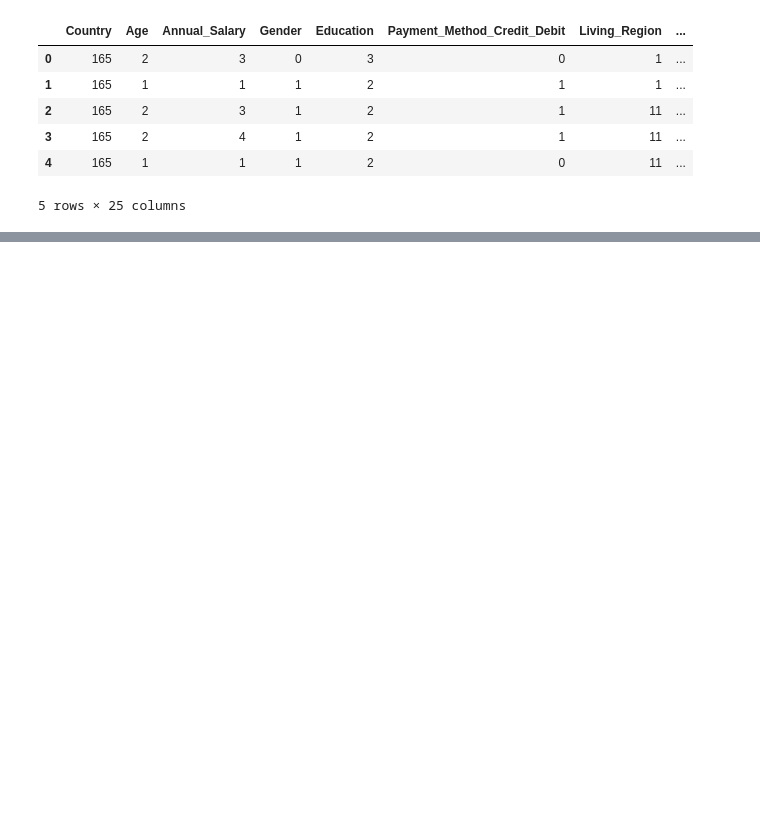
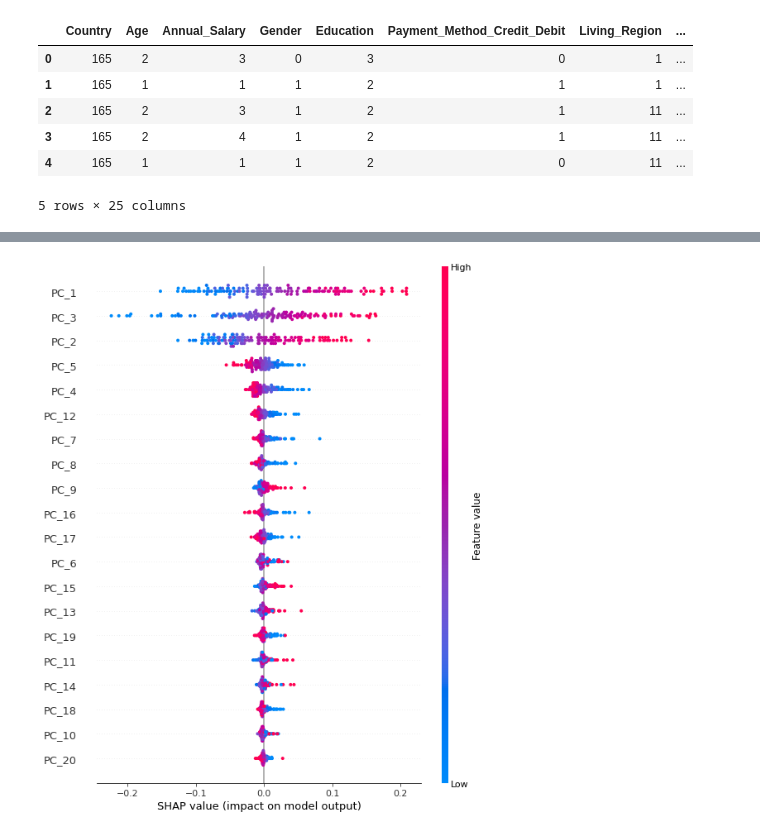
Before and after one commit to Canfieldr/DSE6311-Graduate-DS-Capstone, a Jupyter notebook: Code/Model.ipynb, the cells around one changed output, grey strips where cells are left out. Drawn from its saved outputs; the diff is of its cells as text; code cells hidden in the pictures; blank space fills up the shorter version.

Commit message:
Added the Shap Explainer for the model

```diff
--- a/Code/Model.ipynb
+++ b/Code/Model.ipynb
@@ -213,0 +260,6 @@ plt.show()
+# %%
+# Ensure you use the PCA-reduced features
+explainer = shap.KernelExplainer(model2.predict, X_train_pca)
+
+# Calculate SHAP values
+shap_values = explainer.shap_values(X_test_pca)
@@ -213,0 +286,15 @@ plt.show()
+# %%
+import matplotlib.pyplot as plt
+fig = plt.figure(figsize=(10,10))
+
+X_train_pca_df = pd.DataFrame(X_train_pca)
+X_train_pca_df.columns = [f'PC_{i+1}' for i in range(X_train_pca_df.shape[1])]
+PCA_column_names = X_train_pca_df.columns.tolist()
+
+X_test_pca_df = pd.DataFrame(X_test_pca, columns = PCA_column_names)
+
+shap_values_flat = shap_values.reshape(140, 20)
+
+shap.summary_plot(shap_values_flat, X_test_pca_df, feature_names=PCA_column_names)
+# %% [output]
+[figure, added]
```
Also changed, not shown: parts of 28 cells of this notebook.
